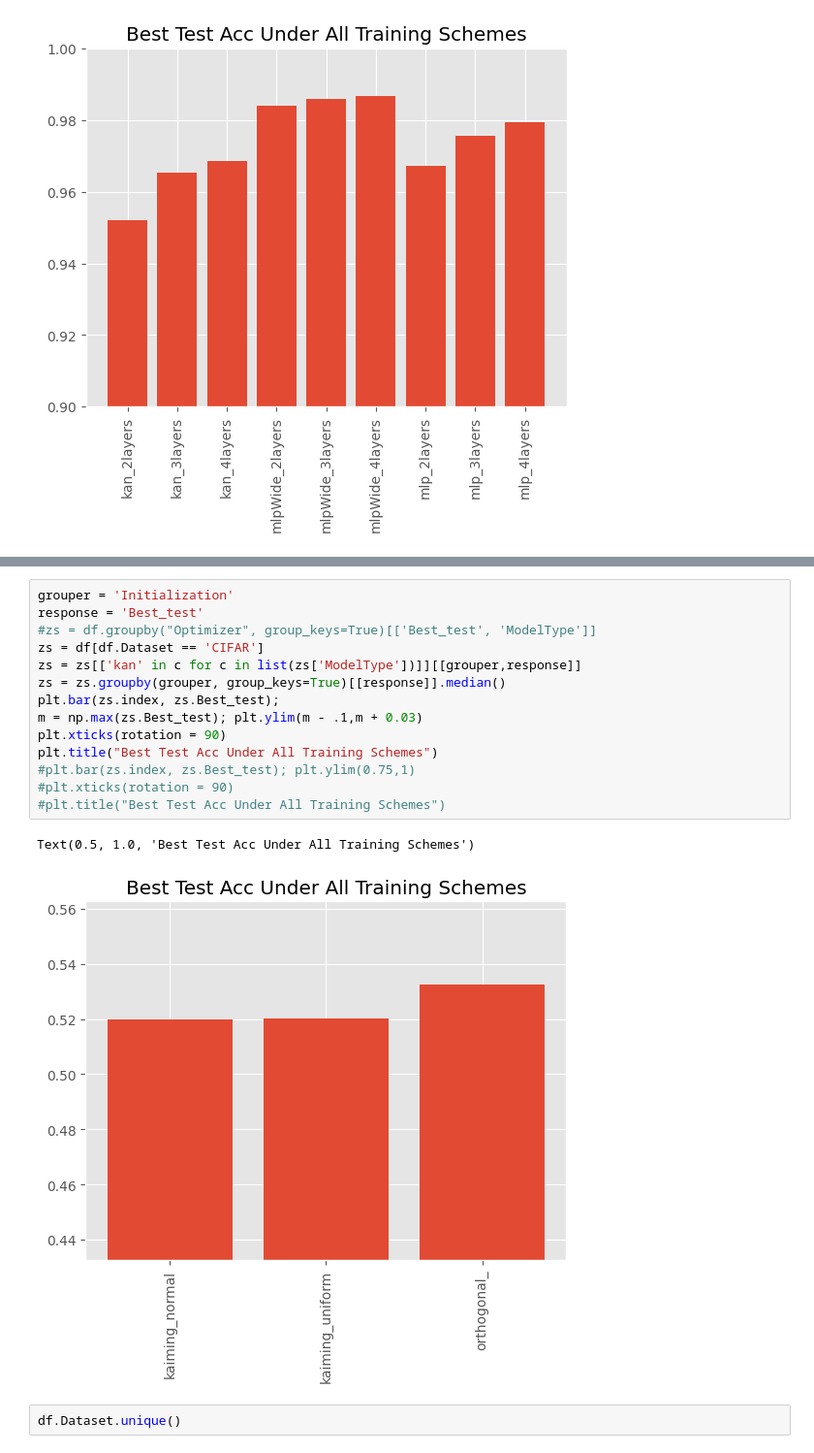
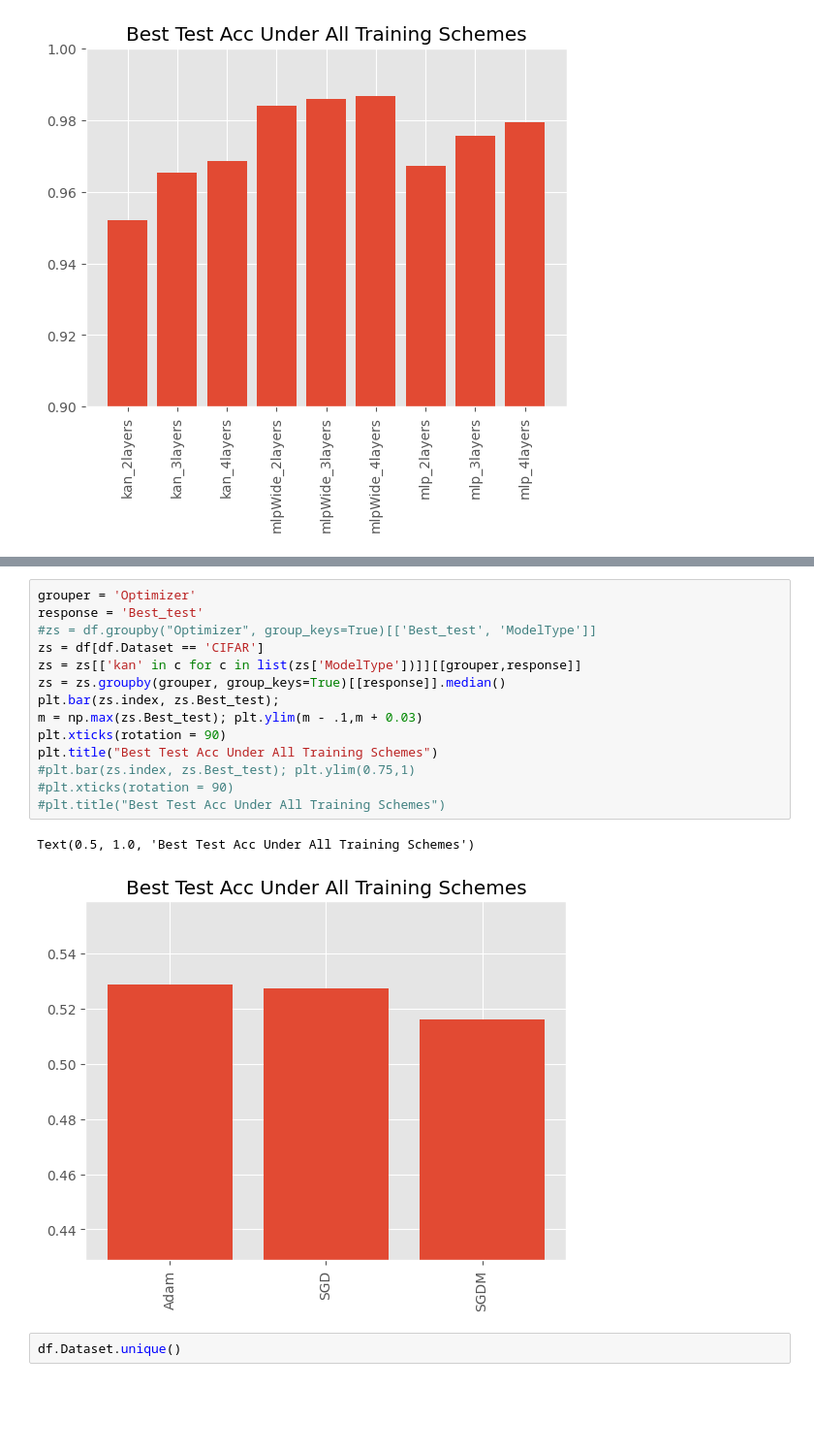
Before and after one commit to ShairozS/HSIC_Bottleneck-Pytorch, a Jupyter notebook: Notebooks/analyze_results.ipynb, the cells around one changed output, grey strips where cells are left out. Shown: that part at 97% size. Cells and saved outputs as stored; diff of their text form; blank space fills up the shorter version.

```diff
--- a/Notebooks/analyze_results.ipynb
+++ b/Notebooks/analyze_results.ipynb
@@ -298,20 +308,20 @@ Text(0.5, 1.0, 'Best Test Acc Under All Training Schemes')
 # %%
-grouper = 'Initialization'
+grouper = 'Optimizer'
 response = 'Best_test'
 #zs = df.groupby("Optimizer", group_keys=True)[['Best_test', 'ModelType']]
 zs = df[df.Dataset == 'CIFAR']
 zs = zs[['kan' in c for c in list(zs['ModelType'])]][[grouper,response]]
 zs = zs.groupby(grouper, group_keys=True)[[response]].median()
 plt.bar(zs.index, zs.Best_test);
 m = np.max(zs.Best_test); plt.ylim(m - .1,m + 0.03)
 plt.xticks(rotation = 90)
 plt.title("Best Test Acc Under All Training Schemes")
 #plt.bar(zs.index, zs.Best_test); plt.ylim(0.75,1)
 #plt.xticks(rotation = 90)
 #plt.title("Best Test Acc Under All Training Schemes")
 # %% [output]
 Text(0.5, 1.0, 'Best Test Acc Under All Training Schemes')
-[figure, old version]
+[figure, new version]
 # %%
 df.Dataset.unique()
 # %% [output]
```
Also changed, not shown: parts of 5 cells of this notebook, 3 other files.
